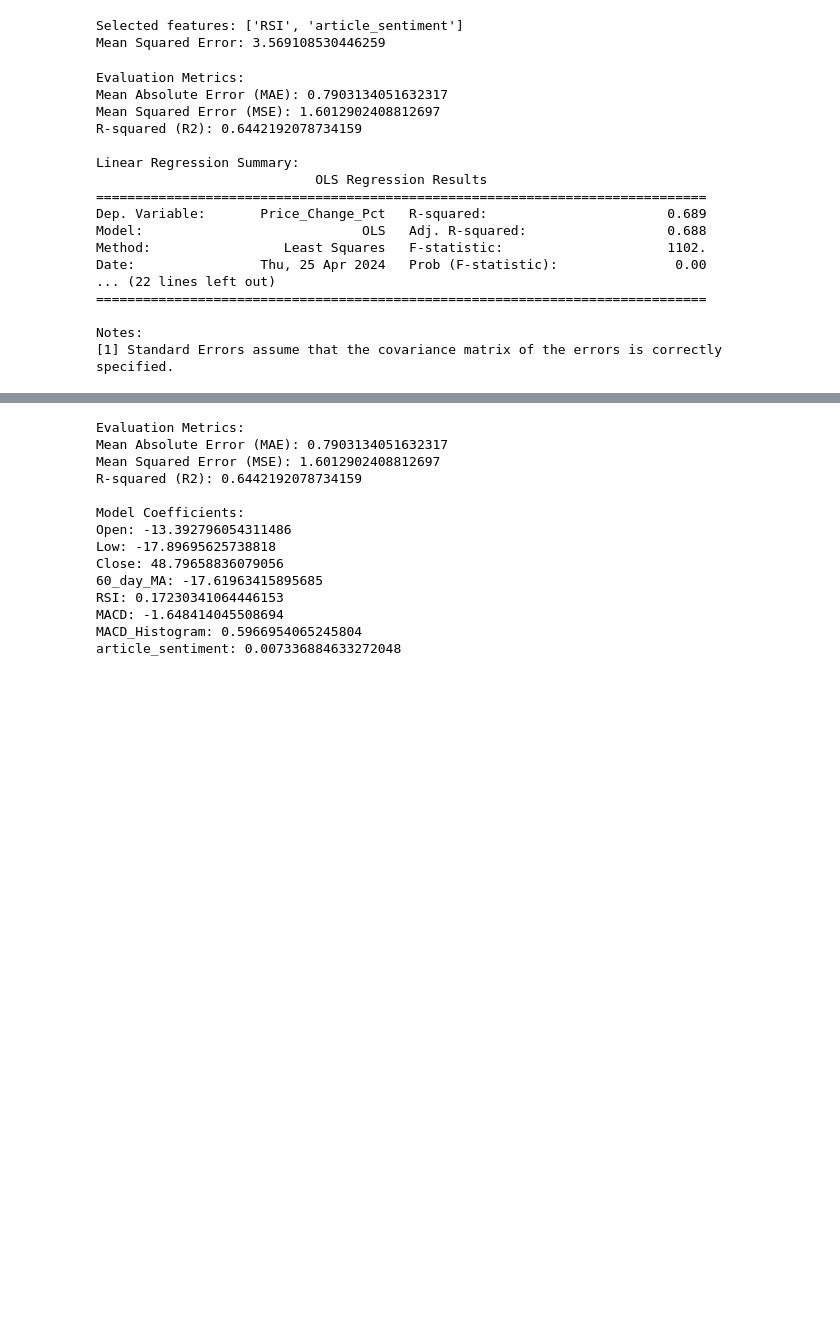
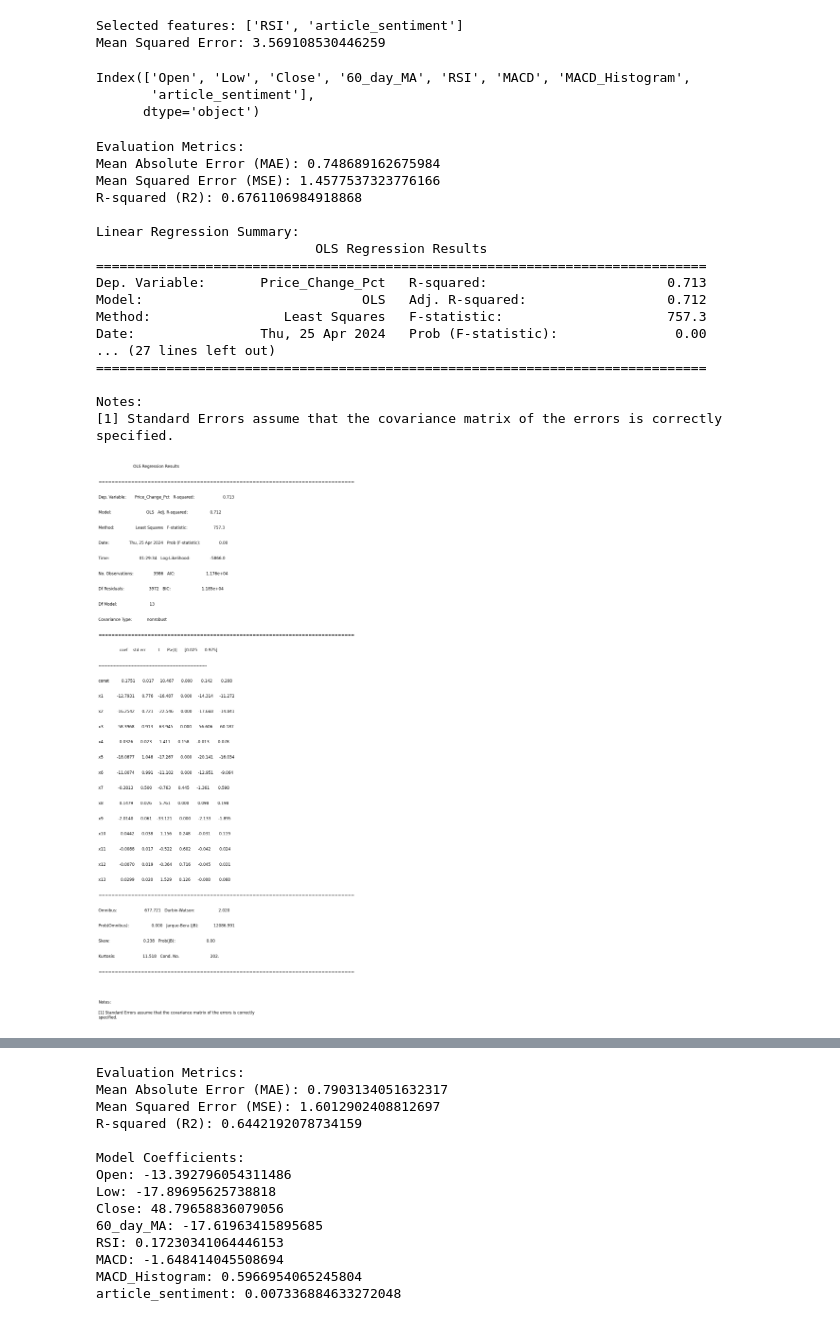
Before and after one commit to EthanFalcao/Sentiment-Analysis-in-Financial-Markets, a Jupyter notebook: 9.Model_development.ipynb, the cells around one changed output, grey strips where cells are left out. Saved outputs shown, nothing was run; the diff lists cells and outputs as text; code cells hidden in the pictures; blank space fills up the shorter version.

Commit message:
model

```diff
--- a/9.Model_development.ipynb
+++ b/9.Model_development.ipynb
@@ -144,6 +144,12 @@ print("Mean Squared Error:", mse)
 # %% [output]
 Selected features: ['RSI', 'article_sentiment']
 Mean Squared Error: 3.569108530446259
+# %%
+X.columns
+# %% [output]
+Index(['Open', 'Low', 'Close', '60_day_MA', 'RSI', 'MACD', 'MACD_Histogram',
+       'article_sentiment'],
+      dtype='object')
 # %%
 import pandas as pd
 from sklearn.model_selection import train_test_split
@@ -158,8 +164,8 @@ import statsmodels.api as sm
 #additional_features = ['RSI', 'Volume', 'MACD_Histogram', 'Timestamp', 'Day', 'Signal_Line', 'Month', 'DayOfWeek', 'Close', 'Article Length', 'Open', 'Low']
 #X = df[['article_sentiment'] + additional_features]  # Include 'article_sentiment' and other features
 
-#X = df.drop(["Price_Change_Pct", "date"], axis=1)  # Exclude target variable and date
-X = df[['Open', 'Low', 'Close', '60_day_MA', 'RSI', 'MACD', 'MACD_Histogram', 'article_sentiment']]
+X = df.drop(["Price_Change_Pct", "date","Price_Change_Category"], axis=1)  # Exclude target variable and date
+#X = df[['Open', 'Low', 'Close', '60_day_MA', 'RSI', 'MACD', 'MACD_Histogram', 'article_sentiment']]
 y = df['Price_Change_Pct']  # Target variable
 
 # Split the data into training and testing sets (80/20 split)
@@ -203,19 +209,49 @@ print("\nLinear Regression Summary:")
 print(results.summary())
 # %% [output]
 Evaluation Metrics:
-Mean Absolute Error (MAE): 0.7903134051632317
-Mean Squared Error (MSE): 1.6012902408812697
-R-squared (R2): 0.6442192078734159
+Mean Absolute Error (MAE): 0.748689162675984
+Mean Squared Error (MSE): 1.4577537323776166
+R-squared (R2): 0.6761106984918868
 
 Linear Regression Summary:
                             OLS Regression Results
 ==============================================================================
-Dep. Variable:       Price_Change_Pct   R-squared:                       0.689
-Model:                            OLS   Adj. R-squared:                  0.688
-Method:                 Least Squares   F-statistic:                     1102.
+Dep. Variable:       Price_Change_Pct   R-squared:                       0.713
+Model:                            OLS   Adj. R-squared:                  0.712
+Method:                 Least Squares   F-statistic:                     757.3
 Date:                Thu, 25 Apr 2024   Prob (F-statistic):               0.00
-... (22 lines left out)
+... (27 lines left out)
 ==============================================================================
 
 Notes:
 [1] Standard Errors assume that the covariance matrix of the errors is correctly specified.
+# %%
+import matplotlib.pyplot as plt
+import textwrap
+import statsmodels.api as sm
+
+# Get the regression summary
+regression_summary = results.summary()
+
+# Split the summary into lines
+summary_text = str(regression_summary)
+summary_lines = summary_text.split('\n')
+
+# Create a new figure and adjust size for improved readability
+fig = plt.figure(figsize=(16, 12))  # Increase the size for better display
+ax = fig.add_subplot(111)
+ax.axis('off')  # Turn off axis
+
+# Adjust text wrapping and spacing
+line_spacing = 0.07  # Increase line spacing
+for idx, line in enumerate(summary_lines):
+    wrapped_line = textwrap.fill(line, width=80)  # Wider text wrap to prevent overlap
+    ax.text(0, 1 - (idx * line_spacing), wrapped_line, fontsize=12)  # Larger font size
+
+# Ensure proper layout and spacing
+plt.tight_layout()
+
+# Save the plot as a PNG image
+plt.savefig('data/regression_summary_fixed_2.png')  # Save to a new PNG file
+# %% [output]
+[figure, added]
```
Also changed, not shown: parts of 3 cells of this notebook.
